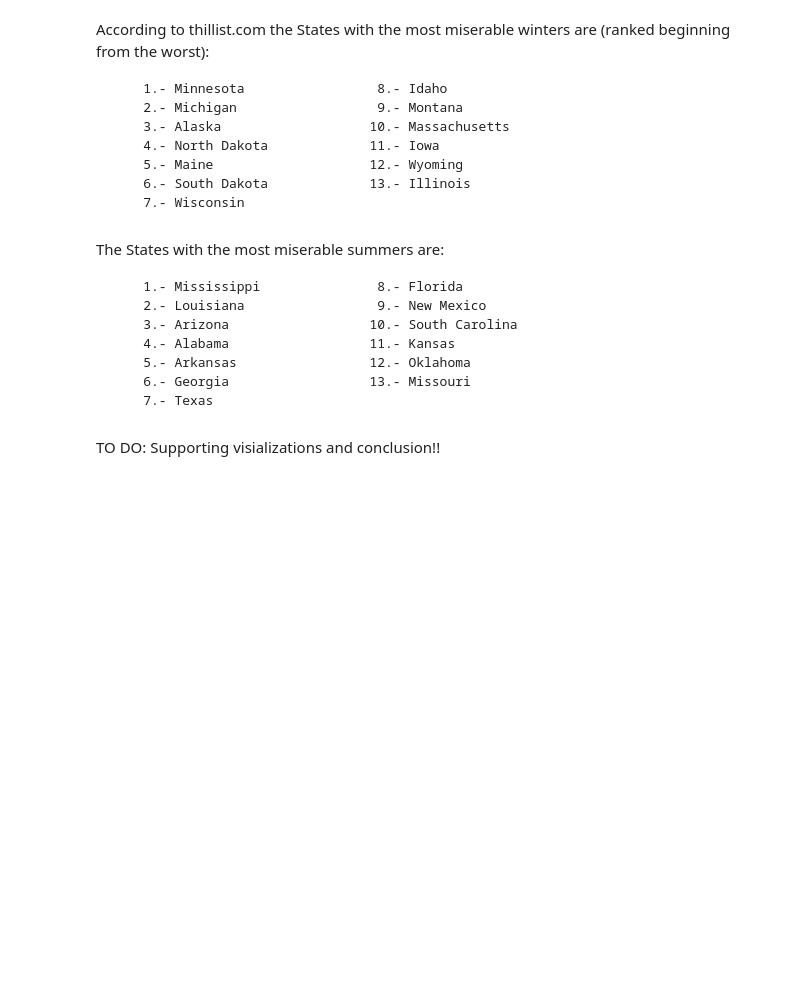
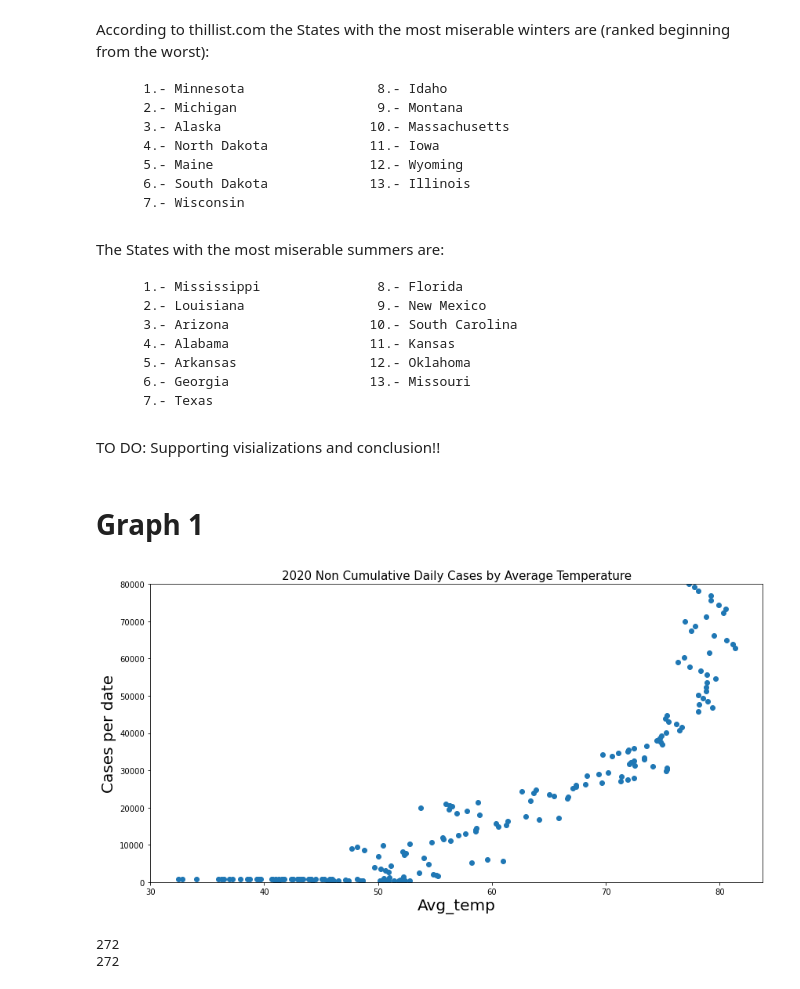
Before and after one commit to asalinas0328/COVID-19_Tempearture_Effects_Study, a Jupyter notebook: COVID19_Temperature_Effects_Research.ipynb, the cells around one changed output. Cells and saved outputs as stored; diff of their text form; code cells hidden in the pictures; blank space fills up the shorter version.

```diff
--- a/COVID19_Temperature_Effects_Research.ipynb
+++ b/COVID19_Temperature_Effects_Research.ipynb
@@ -172,3 +165,29 @@ The States with the most miserable summers are:
         7.- Texas
 # %% [markdown]
 TO DO: Supporting visializations and conclusion!!
+# %% [markdown]
+# Graph 1
+# %%
+# average temperature per date
+x=data.groupby('Date')['Avg_Temp'].agg('mean')
+# cases per date
+y=data.groupby('Date')['NonCumulative_Cases/100,000'].agg('sum')
+
+plt.figure(figsize=(14,7))
+
+# plotting a scatterplot
+plt.scatter(x,y)
+
+plt.ylim(0,80000,20000)
+plt.title('2020 Non Cumulative Daily Cases by Average Temperature',fontsize=15)
+plt.xlabel('Avg_temp',fontsize=20)
+plt.ylabel('Cases per date',fontsize=20)
+plt.show()
+# %% [output]
+[figure, added]
+# %%
+print(len(x))
+print(len(y))
+# %% [output]
+272
+272
```
Also changed, not shown: parts of 18 cells of this notebook.
